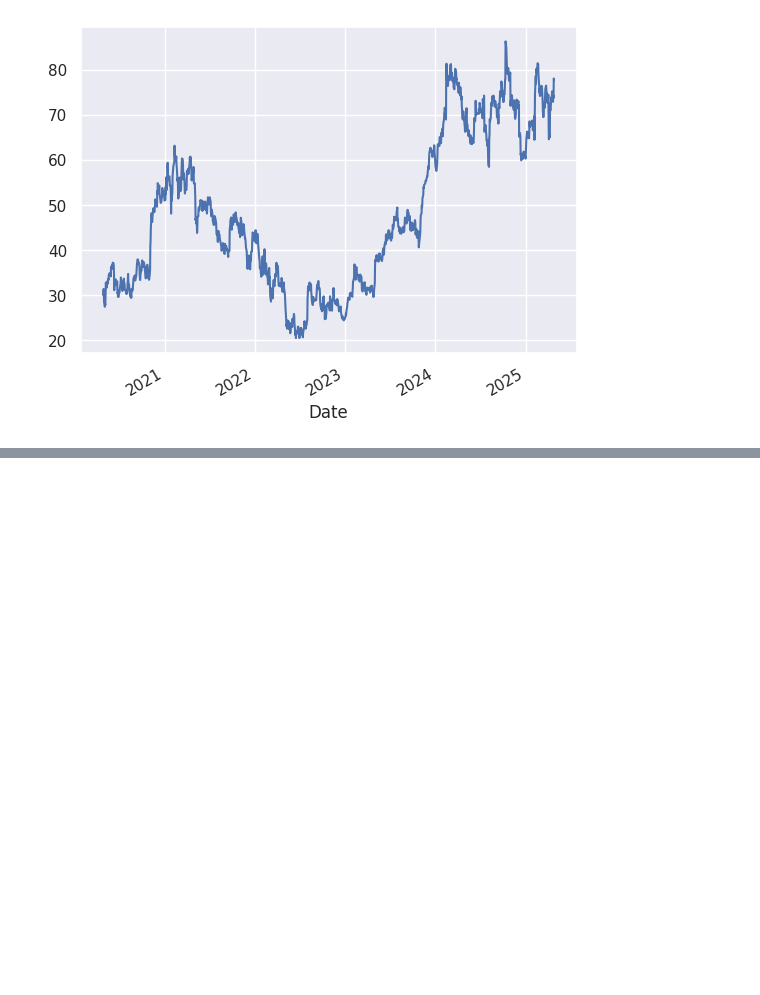
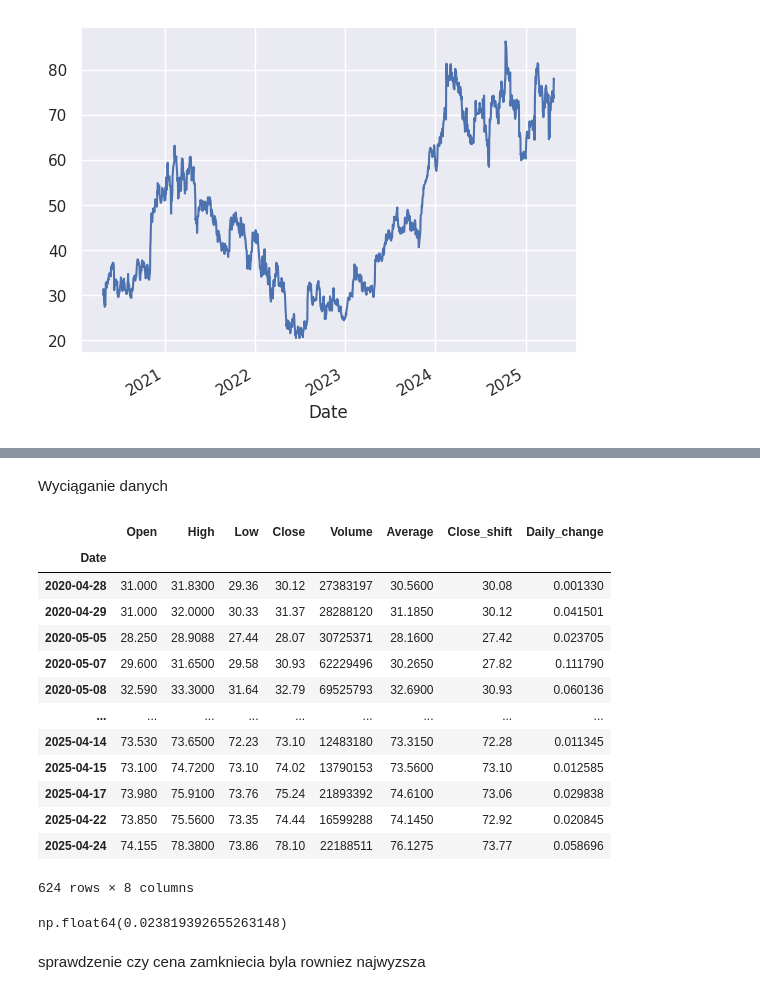
Before and after one commit to DomSarr/data_science_example_1, a Jupyter notebook: Panda/DataFrame_DataSeries.ipynb, the cells around one changed output, grey strips where cells are left out. Cells and saved outputs as stored; diff of their text form; code cells hidden in the pictures; blank space fills up the shorter version.

```diff
--- a/Panda/DataFrame_DataSeries.ipynb
+++ b/Panda/DataFrame_DataSeries.ipynb
@@ -564,0 +582,26 @@ df.Close.plot()
+# %% [markdown]
+Wyciąganie danych
+# %%
+df_positive = df[df.Daily_change > 0]
+df_positive
+# %% [output]
+|  | Open | High | Low | Close | Volume | Average | Close_shift | Daily_change |
+| Date |  |  |  |  |  |  |  |  |
+| 2020-04-28 | 31.000 | 31.8300 | 29.36 | 30.12 | 27383197 | 30.5600 | 30.08 | 0.001330 |
+| 2020-04-29 | 31.000 | 32.0000 | 30.33 | 31.37 | 28288120 | 31.1850 | 30.12 | 0.041501 |
+| 2020-05-05 | 28.250 | 28.9088 | 27.44 | 28.07 | 30725371 | 28.1600 | 27.42 | 0.023705 |
+| 2020-05-07 | 29.600 | 31.6500 | 29.58 | 30.93 | 62229496 | 30.2650 | 27.82 | 0.111790 |
+| 2020-05-08 | 32.590 | 33.3000 | 31.64 | 32.79 | 69525793 | 32.6900 | 30.93 | 0.060136 |
+| ... | ... | ... | ... | ... | ... | ... | ... | ... |
+| 2025-04-14 | 73.530 | 73.6500 | 72.23 | 73.10 | 12483180 | 73.3150 | 72.28 | 0.011345 |
+| 2025-04-15 | 73.100 | 74.7200 | 73.10 | 74.02 | 13790153 | 73.5600 | 73.10 | 0.012585 |
+| 2025-04-17 | 73.980 | 75.9100 | 73.76 | 75.24 | 21893392 | 74.6100 | 73.06 | 0.029838 |
+| 2025-04-22 | 73.850 | 75.5600 | 73.35 | 74.44 | 16599288 | 74.1450 | 72.92 | 0.020845 |
+| 2025-04-24 | 74.155 | 78.3800 | 73.86 | 78.10 | 22188511 | 76.1275 | 73.77 | 0.058696 |
+624 rows × 8 columns
+# %%
+df_positive.Daily_change.mean()
+# %% [output]
+np.float64(0.023819392655263148)
+# %% [markdown]
+sprawdzenie czy cena zamkniecia byla rowniez najwyzsza
```
Also changed, not shown: parts of 12 cells of this notebook.
